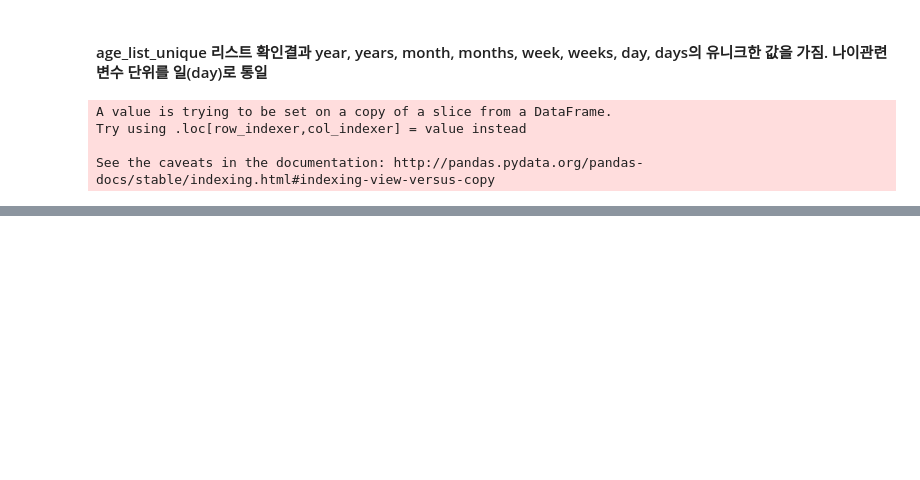
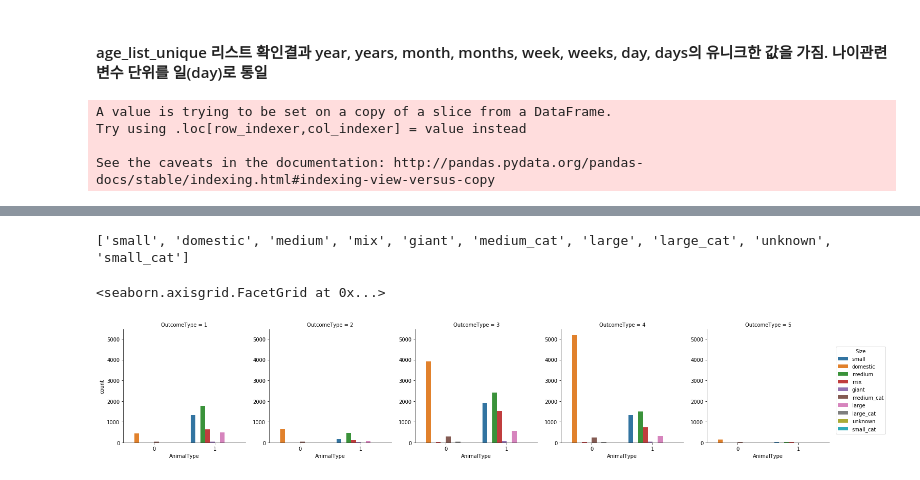
Before and after one commit to frozendrpepper/ML_Project, a Jupyter notebook: Project_main.ipynb, the cells around one changed output, grey strips where cells are left out. Saved outputs shown, nothing was run; the diff lists cells and outputs as text; code cells hidden in the pictures; blank space fills up the shorter version.

```diff
--- a/Project_main.ipynb
+++ b/Project_main.ipynb
@@ -508,0 +525,2 @@ See the caveats in the documentation: http://pandas.pydata.org/pandas-docs/stabl
+# %%
+breed_remove_mix = remove_mix(data_train)
@@ -508,0 +593,9 @@ See the caveats in the documentation: http://pandas.pydata.org/pandas-docs/stabl
+# %%
+small_cat_list = ['munchkin longhair', ]
+medium_cat_list = ['exotic shorthair', 'persian', 'abyssinian', 'sphynx', 'siamese',
+                   'cornish rex', 'devon rex', 'burmese', 'tonkinese', 'russian blue',
+                   'manx', 'japanese bobtail', 'balinese', 'bombay', 'havana brown',
+                   'bengal', 'cymric', 'himalayan', 'snowshoe', 'javanese', 'havana brown', 'angora']
+large_cat_list = ['american shorthair', 'british shorthair', 'norwegian forest cat', 'ocicat',
+                  'turkish van', 'pixiebob shorthair', 'maine coon', 'ragdoll']
+domestic = ['domestic longhair', 'domestic medium hair', 'domestic shorthair']
@@ -508,0 +657,14 @@ See the caveats in the documentation: http://pandas.pydata.org/pandas-docs/stabl
+# %%
+'''Compare the breed in the data to crawled size lists and create a list indicating
+the size of each breed. By zipping two lists, we can also ignore species that
+belong to cats. Some breed names were manually modified to fit the crawled list'''
+type_list = list(data_train['AnimalType'])
+
+convert_list, excluded_list_dog, mix_breed_list_dog, cat_breed_list = convert_breed(type_list,
+                                     breed_remove_mix, small_dog_compile,
+                                     medium_dog_compile, large_dog_compile, giant_dog_compile,
+                                     small_cat_list, medium_cat_list, large_cat_list, domestic)
+
+'''With the manual correction to dog breed, this list should only contain unknown values'''
+excluded_unique_dog = list(set(excluded_list_dog))
+print(excluded_unique_dog)
@@ -508,0 +673,4 @@ See the caveats in the documentation: http://pandas.pydata.org/pandas-docs/stabl
+# %%
+'''Whew finally add the cleansed convert_dog_list to our data_train DataFrame'''
+data_train['Size'] = convert_list
+data_train.tail()
@@ -508,0 +692,9 @@ See the caveats in the documentation: http://pandas.pydata.org/pandas-docs/stabl
+# %%
+print(size_check_list)
+# %% [output]
+['small', 'domestic', 'medium', 'mix', 'giant', 'medium_cat', 'large', 'large_cat', 'unknown', 'small_cat']
+# %%
+sns.factorplot(x = 'AnimalType', hue = 'Size', col = 'OutcomeType', data = data_train, kind = 'count')
+# %% [output]
+<seaborn.axisgrid.FacetGrid at 0x...>
+[figure, added]
```
Also changed, not shown: parts of 55 cells of this notebook, 2 other files.
